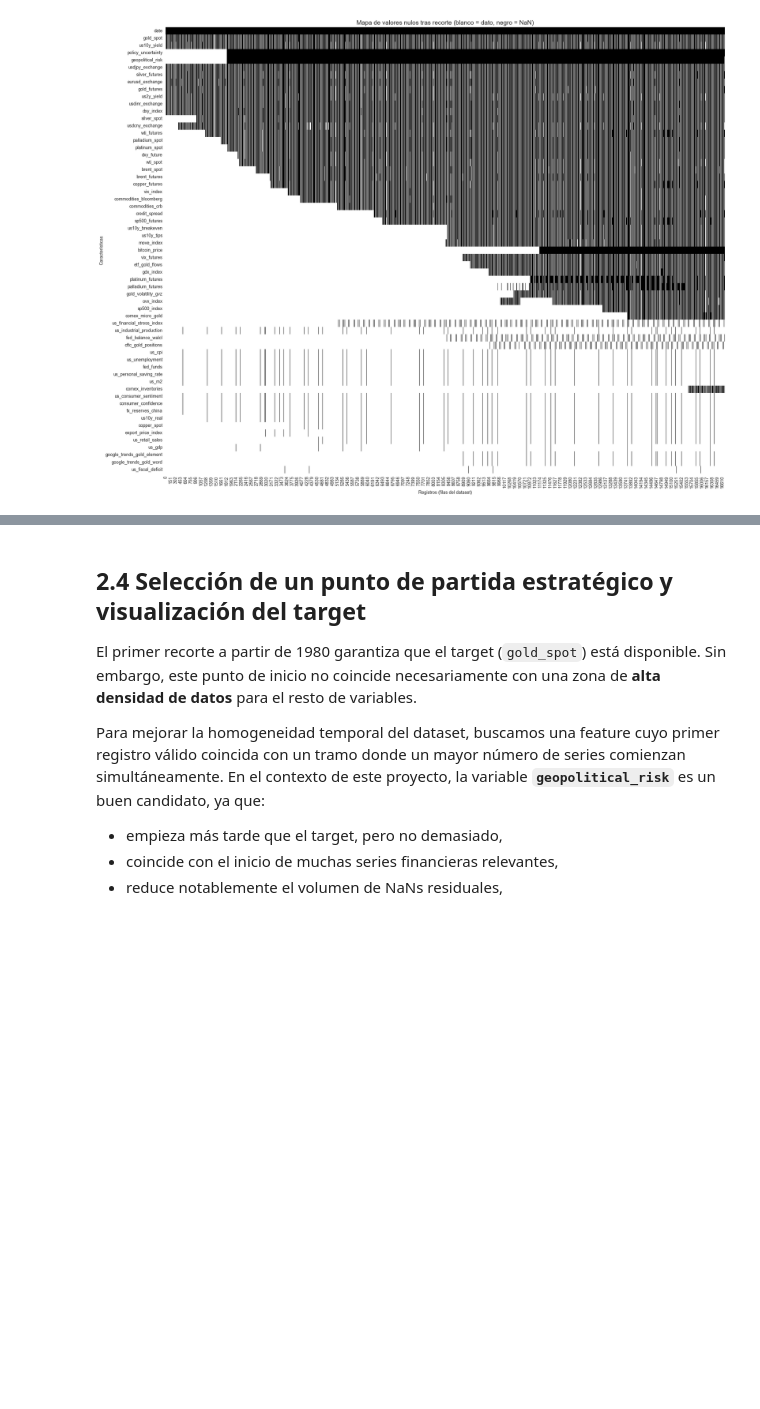
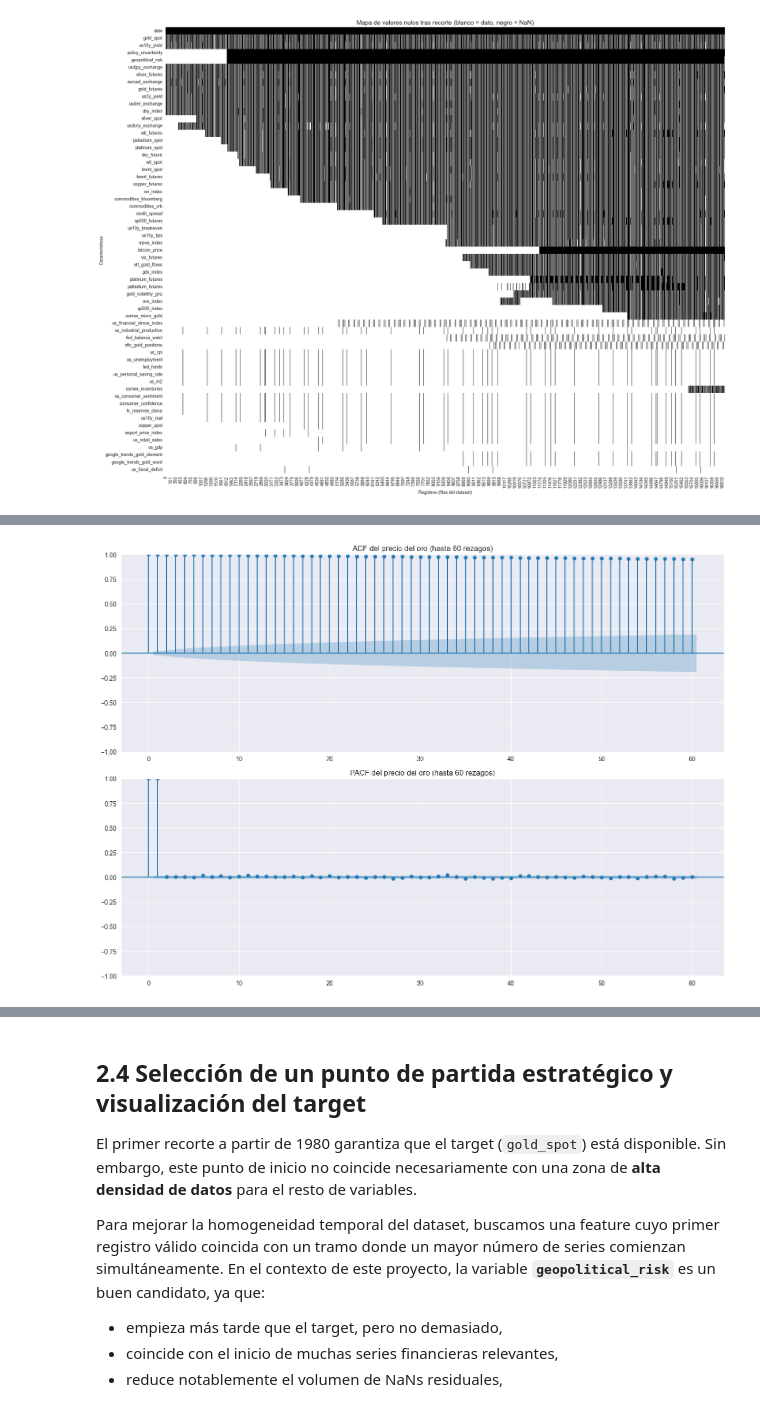
Before and after one commit to sebastianmalbaceda/gold-price-prediction, a Jupyter notebook: notebooks/gold-price-prediction.ipynb, the cells around one changed output, grey strips where cells are left out. Drawn from its saved outputs; the diff is of its cells as text; code cells hidden in the pictures; blank space fills up the shorter version.

```diff
--- a/notebooks/gold-price-prediction.ipynb
+++ b/notebooks/gold-price-prediction.ipynb
@@ -780,0 +1615,15 @@ Como veremos, la variable `geopolitical_risk` resulta ser un excelente candidato
+# %%
+from statsmodels.graphics.tsaplots import plot_acf, plot_pacf
+
+fig, ax = plt.subplots(2, 1, figsize=(14, 10))
+
+plot_acf(df[TARGET].dropna(), lags=60, ax=ax[0])
+ax[0].set_title("ACF del precio del oro (hasta 60 rezagos)")
+
+plot_pacf(df[TARGET].dropna(), lags=60, ax=ax[1], method="ywm")
+ax[1].set_title("PACF del precio del oro (hasta 60 rezagos)")
+
+plt.tight_layout()
+plt.show()
+# %% [output]
+[figure, added]
```
Also changed, not shown: parts of 83 cells of this notebook.
